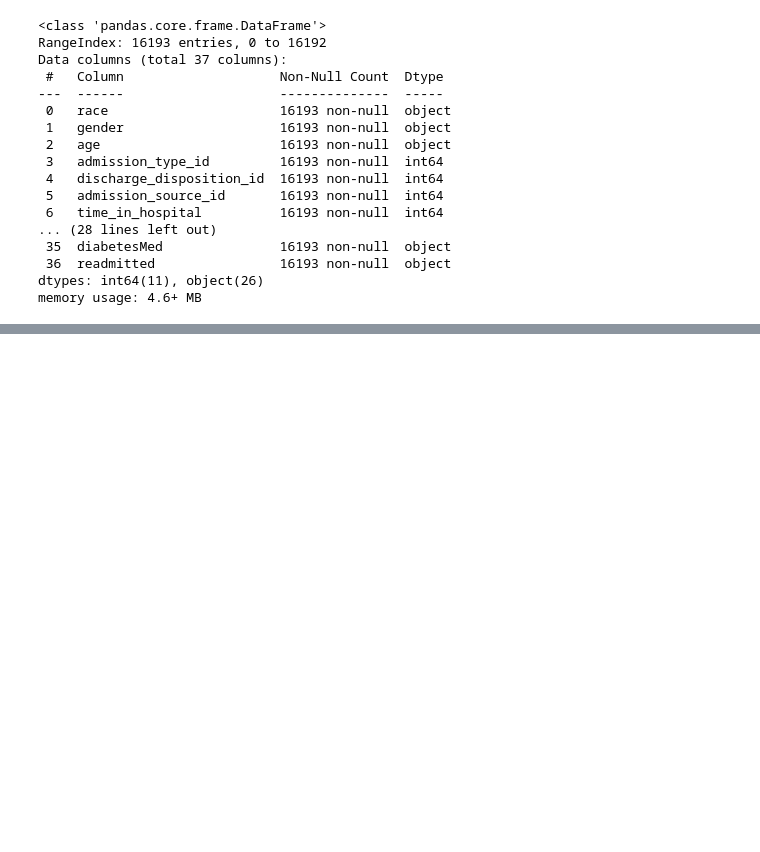
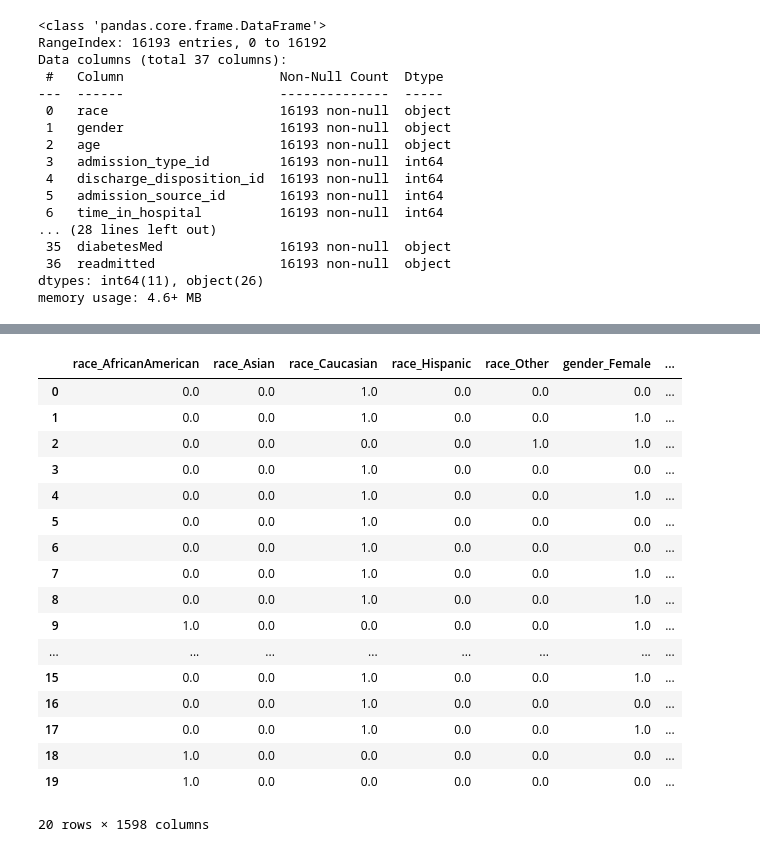
Before and after one commit to josenbach/ML_Diabetes, a Jupyter notebook: ML_Diabetes.ipynb, the cells around one changed output, grey strips where cells are left out. Cells and saved outputs as stored; diff of their text form; code cells hidden in the pictures; blank space fills up the shorter version.

Commit message:
adding update ipynb. Some errors, got stuck

```diff
--- a/ML_Diabetes.ipynb
+++ b/ML_Diabetes.ipynb
@@ -218,0 +229,15 @@ Name: diag_3, Length: 539, dtype: int64
+# %%
+# Error somewhere is this frame. Missing values
+
+#OneHot encode the categorical data.
+from sklearn.preprocessing import OneHotEncoder
+
+# Create a OneHotEncoder instance
+enc = OneHotEncoder(sparse=False)
+
+# Fit and transform the OneHotEncoder using the categorical variable list
+encode_df = pd.DataFrame(enc.fit_transform(df[df_cat]))
+
+# Add the encoded variable names to the DataFrame
+encode_df.columns = enc.get_feature_names(df_cat)
+encode_df.head()
@@ -218,0 +252,21 @@ Name: diag_3, Length: 539, dtype: int64
+# %%
+encode_df.head(20)
+# %% [output]
+|  | race_AfricanAmerican | race_Asian | race_Caucasian | race_Hispanic | race_Other | gender_Female | ... |
+| 0 | 0.0 | 0.0 | 1.0 | 0.0 | 0.0 | 0.0 | ... |
+| 1 | 0.0 | 0.0 | 1.0 | 0.0 | 0.0 | 1.0 | ... |
+| 2 | 0.0 | 0.0 | 0.0 | 0.0 | 1.0 | 1.0 | ... |
+| 3 | 0.0 | 0.0 | 1.0 | 0.0 | 0.0 | 0.0 | ... |
+| 4 | 0.0 | 0.0 | 1.0 | 0.0 | 0.0 | 1.0 | ... |
+| 5 | 0.0 | 0.0 | 1.0 | 0.0 | 0.0 | 0.0 | ... |
+| 6 | 0.0 | 0.0 | 1.0 | 0.0 | 0.0 | 0.0 | ... |
+| 7 | 0.0 | 0.0 | 1.0 | 0.0 | 0.0 | 1.0 | ... |
+| 8 | 0.0 | 0.0 | 1.0 | 0.0 | 0.0 | 1.0 | ... |
+| 9 | 1.0 | 0.0 | 0.0 | 0.0 | 0.0 | 1.0 | ... |
+| ... | ... | ... | ... | ... | ... | ... | ... |
+| 15 | 0.0 | 0.0 | 1.0 | 0.0 | 0.0 | 1.0 | ... |
+| 16 | 0.0 | 0.0 | 1.0 | 0.0 | 0.0 | 0.0 | ... |
+| 17 | 0.0 | 0.0 | 1.0 | 0.0 | 0.0 | 1.0 | ... |
+| 18 | 1.0 | 0.0 | 0.0 | 0.0 | 0.0 | 0.0 | ... |
+| 19 | 1.0 | 0.0 | 0.0 | 0.0 | 0.0 | 0.0 | ... |
+20 rows × 1598 columns
```
Also changed, not shown: parts of 17 cells of this notebook.
